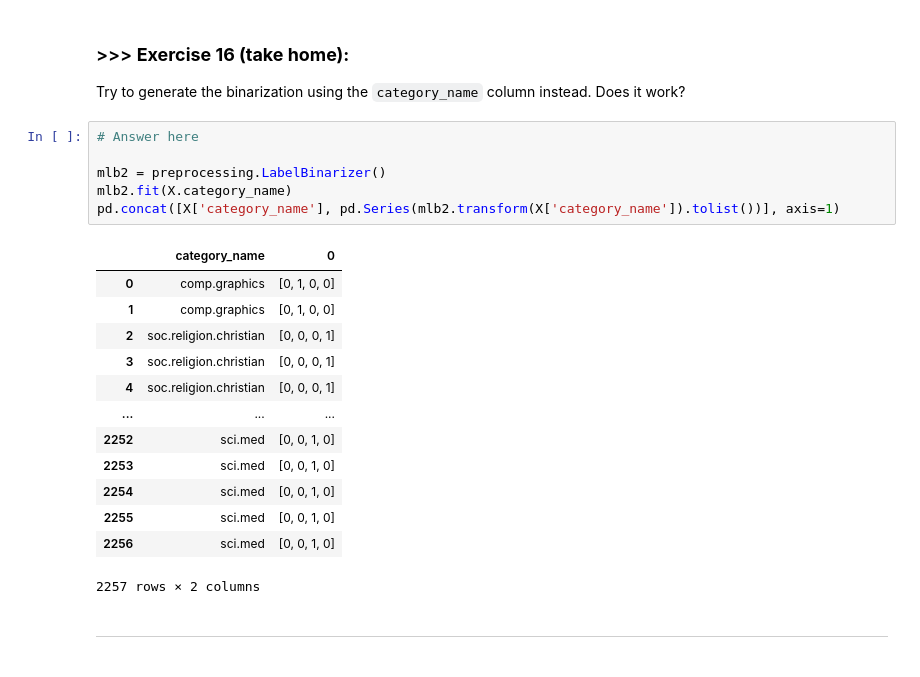
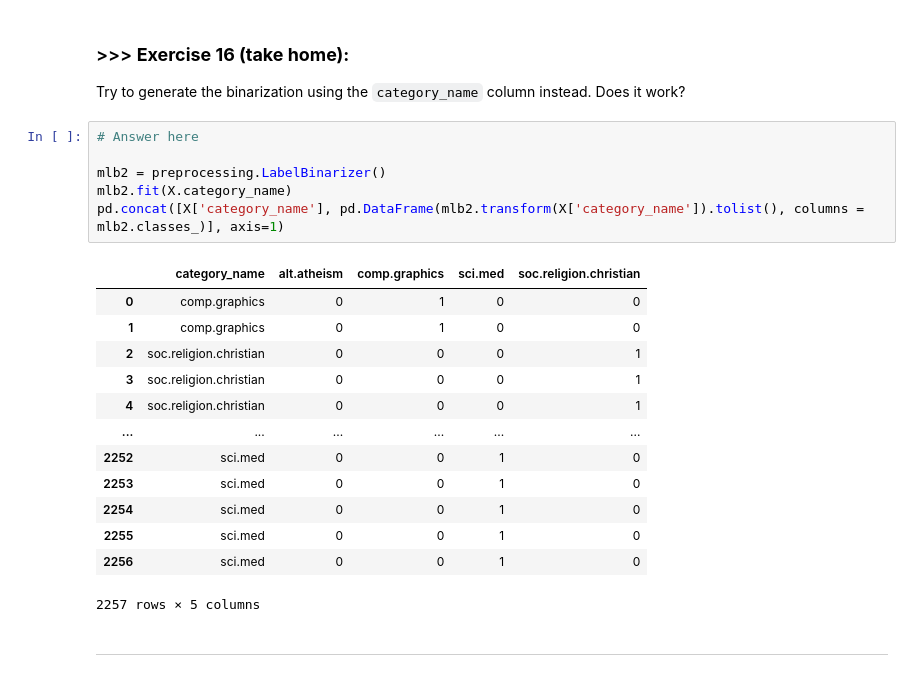
Before and after one commit to tangerine1202/DM2022-Lab1-Master, a Jupyter notebook: DM2022-Lab1-Master.ipynb, the cells around one changed output. Drawn from its saved outputs; the diff is of its cells as text.

```diff
--- a/DM2022-Lab1-Master.ipynb
+++ b/DM2022-Lab1-Master.ipynb
@@ -1305,23 +1308,23 @@ Try to generate the binarization using the `category_name` column instead. Does
 # %%
 # Answer here
 
 mlb2 = preprocessing.LabelBinarizer()
 mlb2.fit(X.category_name)
-pd.concat([X['category_name'], pd.Series(mlb2.transform(X['category_name']).tolist())], axis=1)
+pd.concat([X['category_name'], pd.DataFrame(mlb2.transform(X['category_name']).tolist(), columns = mlb2.classes_)], axis=1)
 # %% [output]
-|  | category_name | 0 |
-| 0 | comp.graphics | [0, 1, 0, 0] |
-| 1 | comp.graphics | [0, 1, 0, 0] |
-| 2 | soc.religion.christian | [0, 0, 0, 1] |
-| 3 | soc.religion.christian | [0, 0, 0, 1] |
-| 4 | soc.religion.christian | [0, 0, 0, 1] |
-| ... | ... | ... |
-| 2252 | sci.med | [0, 0, 1, 0] |
-| 2253 | sci.med | [0, 0, 1, 0] |
-| 2254 | sci.med | [0, 0, 1, 0] |
-| 2255 | sci.med | [0, 0, 1, 0] |
-| 2256 | sci.med | [0, 0, 1, 0] |
+|  | category_name | alt.atheism | comp.graphics | sci.med | soc.religion.christian |
+| 0 | comp.graphics | 0 | 1 | 0 | 0 |
+| 1 | comp.graphics | 0 | 1 | 0 | 0 |
+| 2 | soc.religion.christian | 0 | 0 | 0 | 1 |
+| 3 | soc.religion.christian | 0 | 0 | 0 | 1 |
+| 4 | soc.religion.christian | 0 | 0 | 0 | 1 |
+| ... | ... | ... | ... | ... | ... |
+| 2252 | sci.med | 0 | 0 | 1 | 0 |
+| 2253 | sci.med | 0 | 0 | 1 | 0 |
+| 2254 | sci.med | 0 | 0 | 1 | 0 |
+| 2255 | sci.med | 0 | 0 | 1 | 0 |
+| 2256 | sci.med | 0 | 0 | 1 | 0 |
-2257 rows × 2 columns
+2257 rows × 5 columns
 # %% [markdown]
 ---
 # %% [markdown]
```
Also changed, not shown: parts of 5 cells of this notebook, 1 other file.
